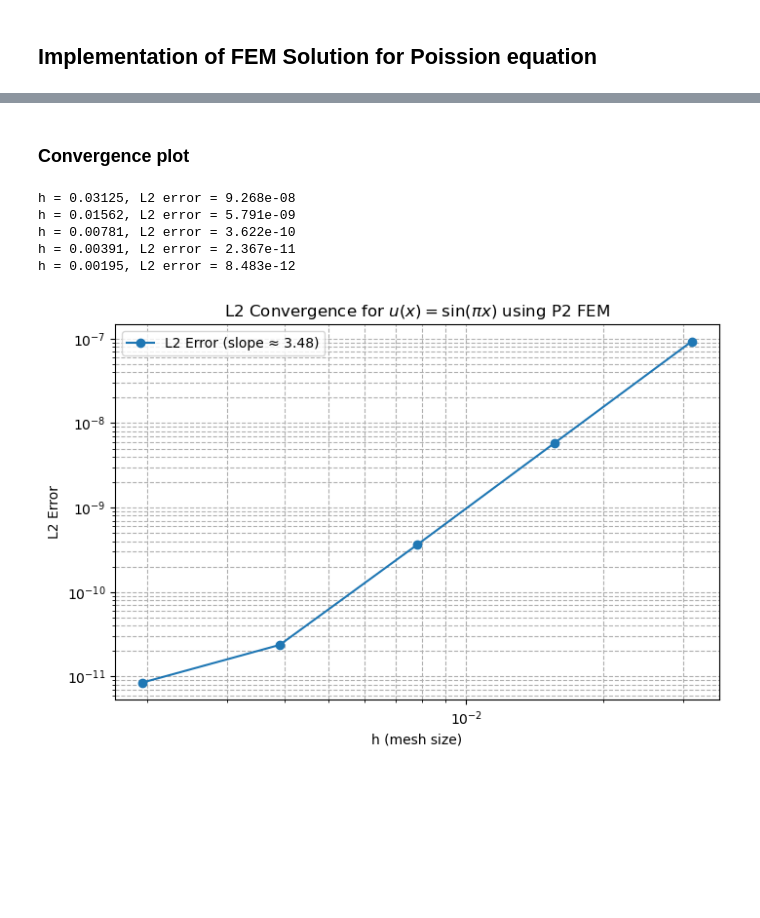
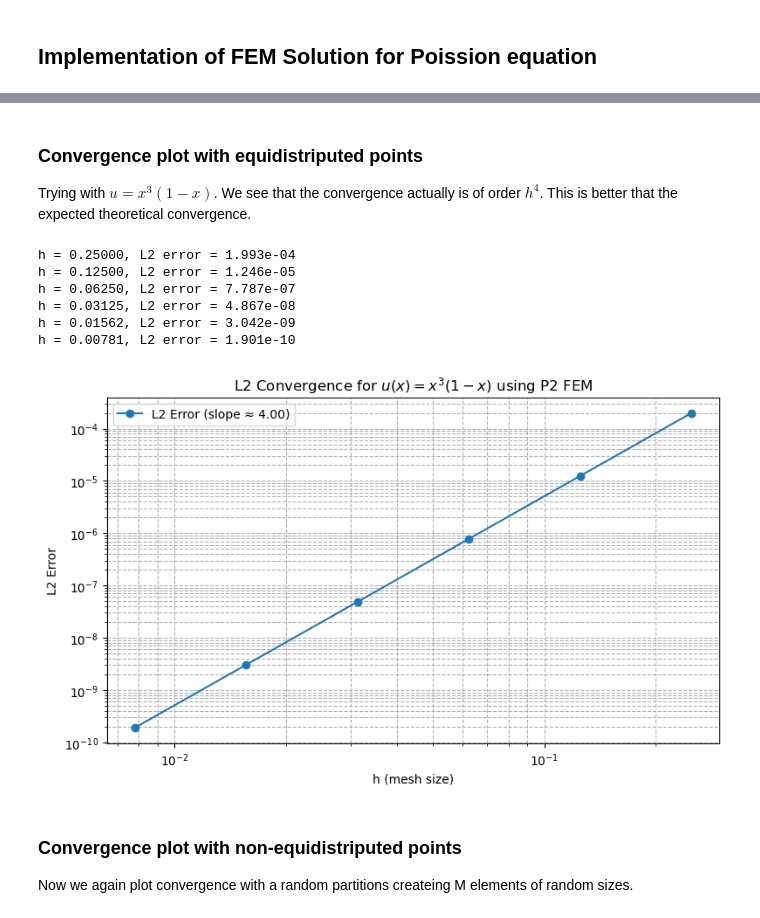
Before and after one commit to matsaka111/TMA4212-Numdiff, a Jupyter notebook: Project 2/test_poisson.ipynb, the cells around one changed output, grey strips where cells are left out. Cells and saved outputs as stored; diff of their text form; code cells hidden in the pictures; blank space fills up the shorter version.

```diff
--- a/Project 2/test_poisson.ipynb
+++ b/Project 2/test_poisson.ipynb
@@ -53,39 +54,58 @@ H1 Error: 8.648e-02
-# %% [markdown]
-### Convergence plot
+# %% [markdown]
+### Convergence plot with equidistriputed points
+
+Trying with $u = x^3(1-x)$. We see that the convergence actually is of order $h^4$. This is better that the expected theoretical convergence.
 # %%
+import numpy as np
+import matplotlib.pyplot as plt
+from Poisson import solve_poisson
+from scipy.stats import linregress
 
-# Convergence test setup
+# Exact solution and source term
+exact = lambda x: (x**3) * (1 - x)
+f = lambda x: 12 * x**2 - 6 * x  # Correct -u''(x)
+
+# Mesh sizes and error list
 hs = []
 errors_L2 = []
 
-# Loop over mesh refinements
-for num_elements in [32, 64, 128, 256, 512]:
-    nodes = np.linspace(0, 1, num_elements + 1)  # uniform partition
-    u_num, err_L2, _, = solve_poisson(nodes, f, exact_solution=exact)
-    h = 1.0 / num_elements
+# Loop over different mesh refinements
+for M in [4, 8, 16, 32, 64,128]:
+    x_base = np.linspace(0, 1, 2*M + 1)  # 2*M + 1 points for P2
+    nodes = x_base[::2]  # Extract element endpoints: [x0, x2, ..., x_{2M}]
+
+    u_num, err_L2, _, _ = solve_poisson(nodes, f, exact_solution=exact)
+    h = 1.0 / M
     hs.append(h)
     errors_L2.append(err_L2)
     print(f"h = {h:.5f}, L2 error = {err_L2:.3e}")
 
-# Log-log plot
+# Compute convergence rate
 log_h = np.log(hs)
 log_err = np.log(errors_L2)
 slope, intercept, _, _, _ = linregress(log_h, log_err)
 
+# Plot
 plt.figure(figsize=(8, 5))
 plt.plot(hs, errors_L2, 'o-', label=f"L2 Error (slope ≈ {slope:.2f})")
 plt.xscale('log')
 plt.yscale('log')
 plt.xlabel("h (mesh size)")
 plt.ylabel("L2 Error")
-plt.title("L2 Convergence for $u(x) = \sin(\pi x)$ using P2 FEM")
+plt.title(r"L2 Convergence for $u(x) = x^3(1 - x)$ using P2 FEM")
 plt.grid(True, which="both", ls="--")
 plt.legend()
+plt.tight_layout()
 plt.show()
 # %% [output]
-h = 0.03125, L2 error = 9.268e-08
-h = 0.01562, L2 error = 5.791e-09
-h = 0.00781, L2 error = 3.622e-10
-h = 0.00391, L2 error = 2.367e-11
-h = 0.00195, L2 error = 8.483e-12
+h = 0.25000, L2 error = 1.993e-04
+h = 0.12500, L2 error = 1.246e-05
+h = 0.06250, L2 error = 7.787e-07
+h = 0.03125, L2 error = 4.867e-08
+h = 0.01562, L2 error = 3.042e-09
+h = 0.00781, L2 error = 1.901e-10
-[figure, old version]
+[figure, new version]
+# %% [markdown]
+### Convergence plot with non-equidistriputed points
+
+Now we again plot convergence with a random partitions createing M elements of random sizes.
```
Also changed, not shown: parts of 3 cells of this notebook, 2 other files.
